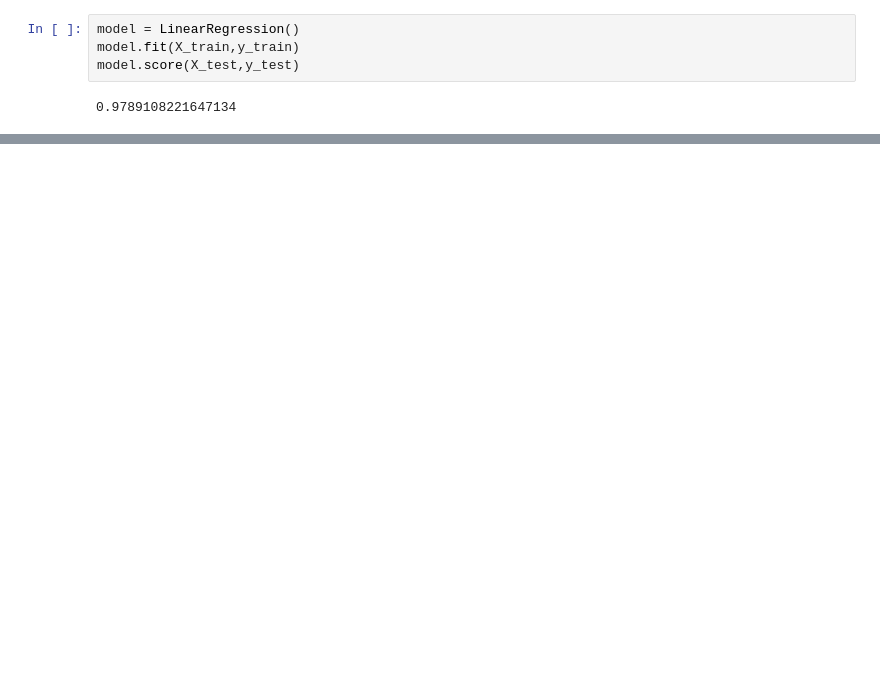
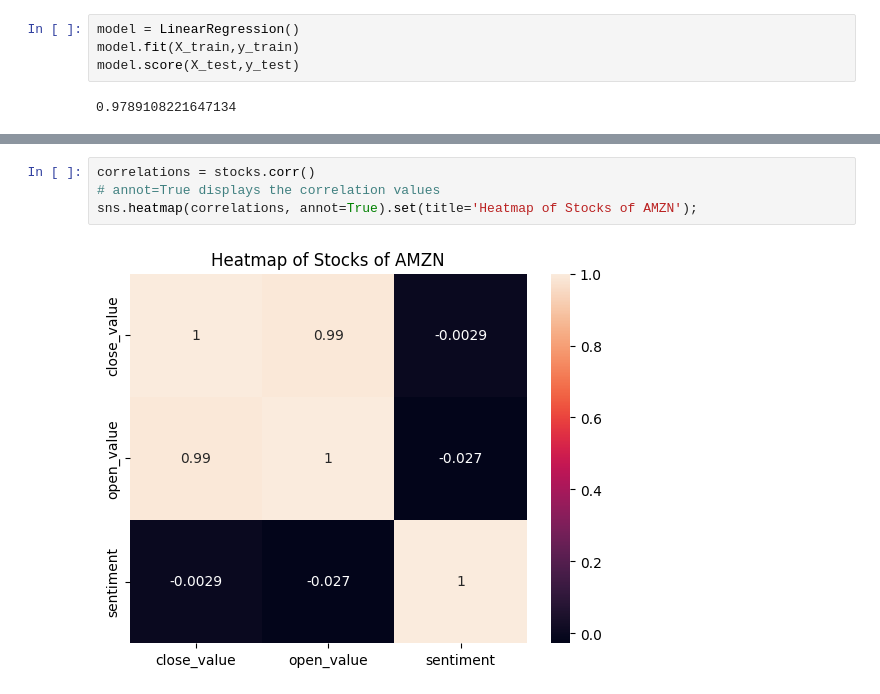
Before and after one commit to Karl-Gilmartin/Twitter-NASDAQ, a Jupyter notebook: ref_main.ipynb, the cells around one changed output, grey strips where cells are left out. Saved outputs shown, nothing was run; the diff lists cells and outputs as text; blank space fills up the shorter version.

Commit message:
correlation

```diff
--- a/ref_main.ipynb
+++ b/ref_main.ipynb
@@ -648,0 +708,6 @@ model.score(X_test,y_test)
+# %%
+correlations = stocks.corr()
+# annot=True displays the correlation values
+sns.heatmap(correlations, annot=True).set(title='Heatmap of Stocks of AMZN');
+# %% [output]
+[figure, added]
```
Also changed, not shown: parts of 15 cells of this notebook.
